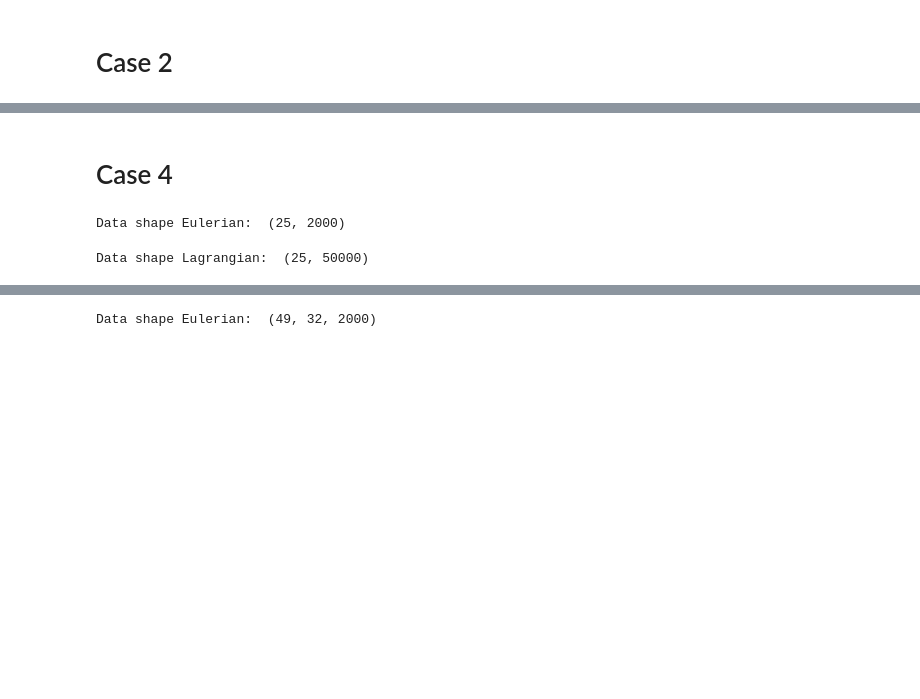
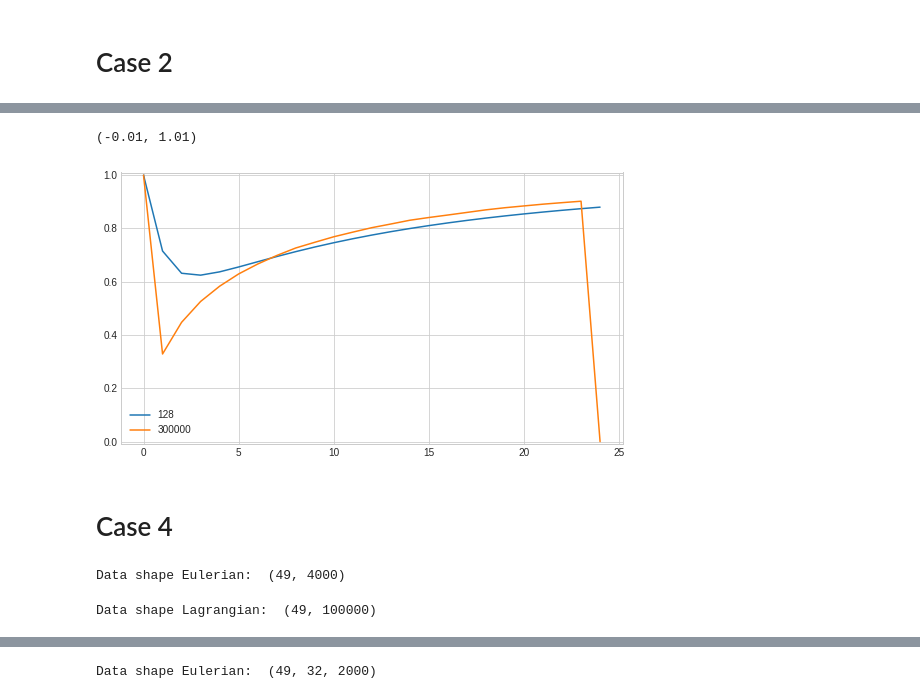
Before and after one commit to nordam/Eulerian-and-Lagrangian-methods, a Jupyter notebook: notebooks/ComparisonPlots.ipynb, the cells around one changed output, grey strips where cells are left out. Saved outputs shown, nothing was run; the diff lists cells and outputs as text; code cells hidden in the pictures; blank space fills up the shorter version.

```diff
--- a/notebooks/ComparisonPlots.ipynb
+++ b/notebooks/ComparisonPlots.ipynb
@@ -250,9 +299,19 @@ NameError: name 'CpA' is not defined
+# %%
+fig = plt.figure(figsize = (9, 5))
+plt.plot(np.sum(CgA, axis = 1)*dz_grid, label = NK)
+plt.plot(np.sum(ZpA >= 0, axis = 1)/Np, label = Np)
+
+plt.legend()
+plt.ylim(-0.01, 1.01)
+# %% [output]
+(-0.01, 1.01)
+[figure, added]
 # %% [markdown]
 # Case 4
 # %%
 # Numerical parameters for Eulerian solution
-dt = 20.0    # Timestep
-NJ = 2000  # Number of spatial grid cells
+dt = 10.0    # Timestep
+NJ = 4000  # Number of spatial grid cells
 NK = 96   # Number of classes
 
 # Load data, and work out grid parameters
@@ -261,10 +320,10 @@ CgB = np.load(f'../results/Case4_K_B_block_Nclasses={NK}_NJ={NJ}_dt={dt}.npy').s
 
 print('Data shape Eulerian: ', CgA.shape)
 # %% [output]
-Data shape Eulerian:  (25, 2000)
+Data shape Eulerian:  (49, 4000)
 # %%
 # Numerical parameters for Lagrangian solution
-Np      = 50000
+Np      = 100000
 dt_part = 10
 run     = 0
 
@@ -274,6 +333,6 @@ ZpB = np.load(f'../results/Case4_K_B_lagrangian_Nparticles={Np}_dt={dt_part}_Z_{
 
 print('Data shape Lagrangian: ', ZpA.shape)
 # %% [output]
-Data shape Lagrangian:  (25, 50000)
+Data shape Lagrangian:  (49, 100000)
 # %%
 # Meta-variables
```
Also changed, not shown: parts of 16 cells of this notebook, 1 other file.
